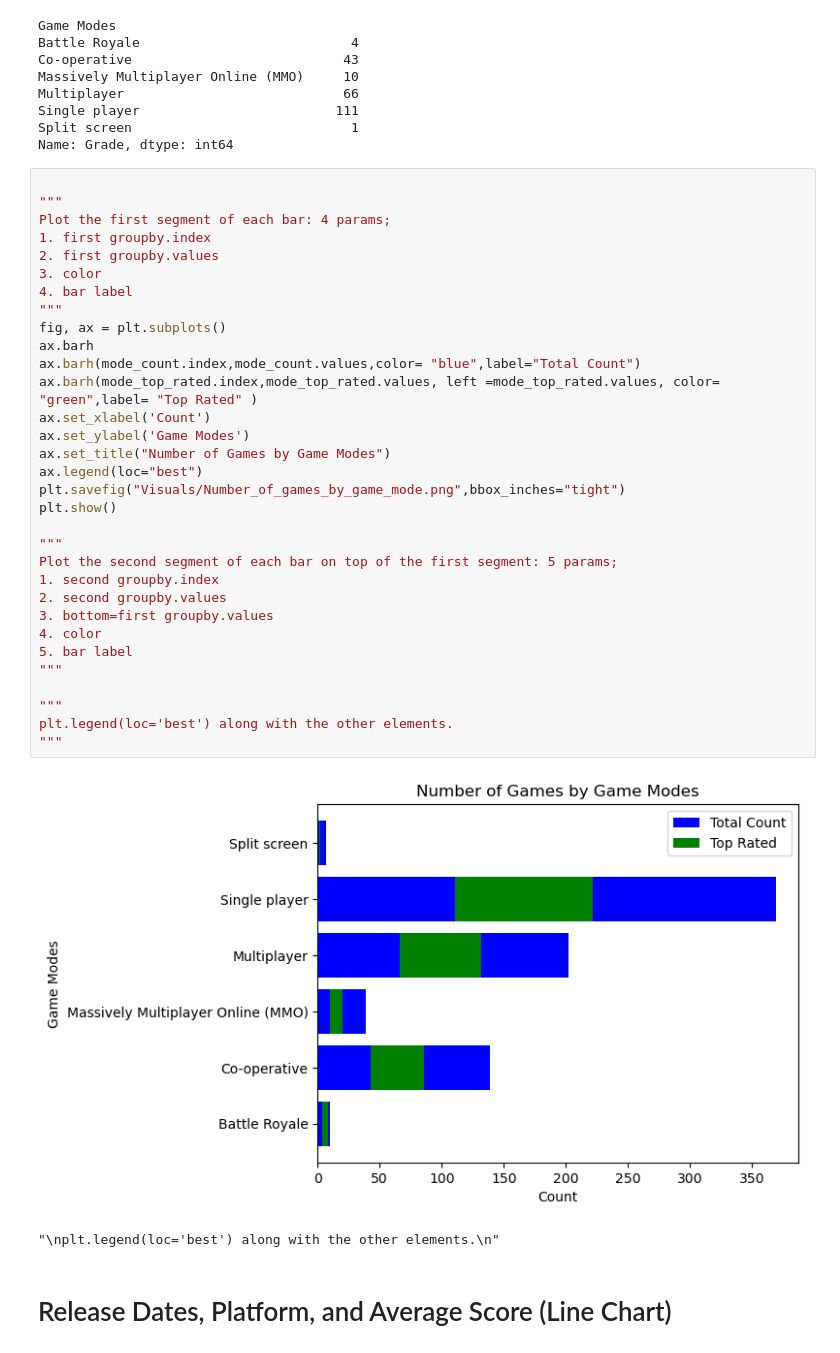
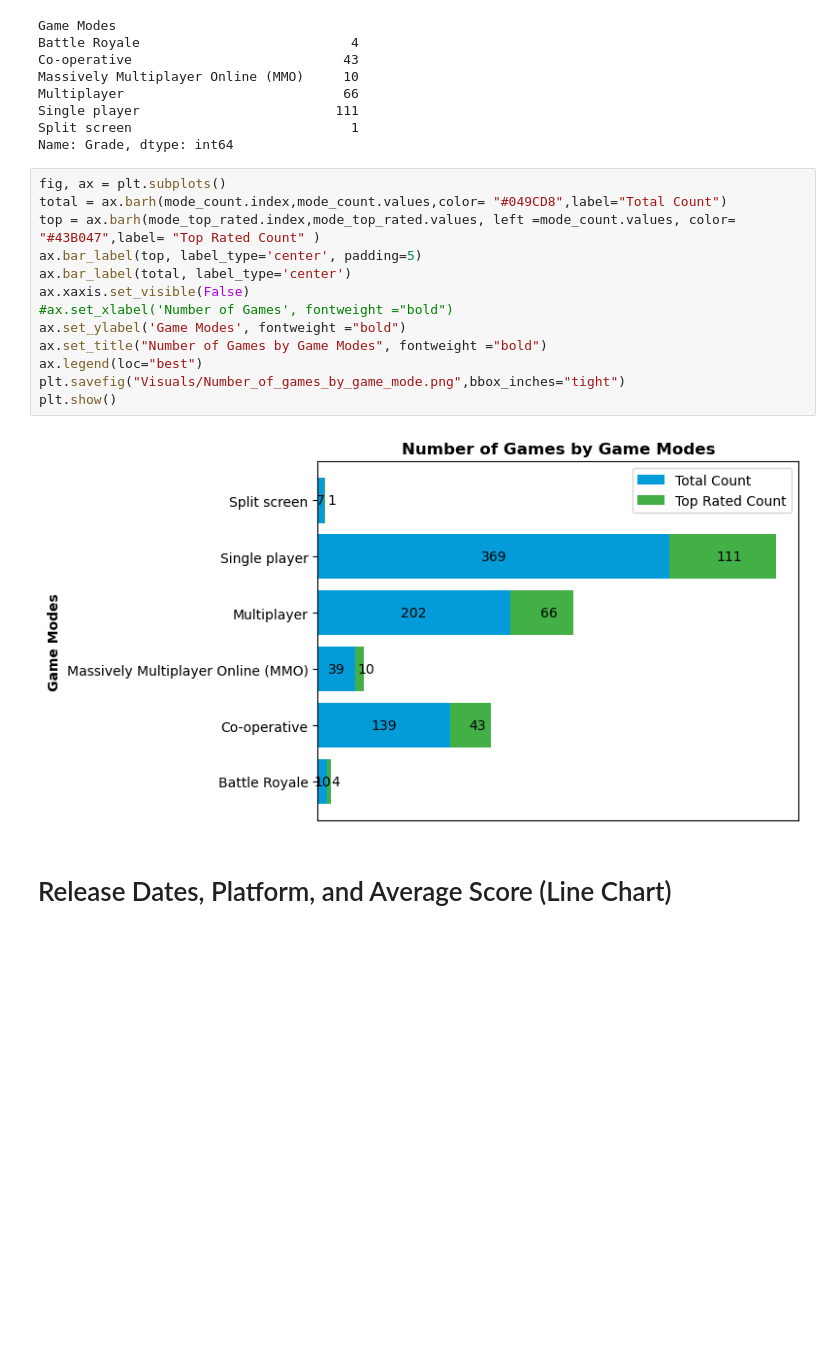
Before and after one commit to nlabern/Project_1_Steam_PC_, a Jupyter notebook: Data-analysis.ipynb, the cells around one changed output. Saved outputs shown, nothing was run; the diff lists cells and outputs as text; blank space fills up the shorter version.

```diff
--- a/Data-analysis.ipynb
+++ b/Data-analysis.ipynb
@@ -396,39 +417,19 @@ Single player                         111
 Split screen                            1
 Name: Grade, dtype: int64
 # %%
-
-"""
-Plot the first segment of each bar: 4 params;
-1. first groupby.index
-2. first groupby.values
-3. color
-4. bar label
-"""
 fig, ax = plt.subplots()
-ax.barh
-ax.barh(mode_count.index,mode_count.values,color= "blue",label="Total Count")
-ax.barh(mode_top_rated.index,mode_top_rated.values, left =mode_top_rated.values, color= "green",label= "Top Rated" )
-ax.set_xlabel('Count')
-ax.set_ylabel('Game Modes')
-ax.set_title("Number of Games by Game Modes")
+total = ax.barh(mode_count.index,mode_count.values,color= "#049CD8",label="Total Count")
+top = ax.barh(mode_top_rated.index,mode_top_rated.values, left =mode_count.values, color= "#43B047",label= "Top Rated Count" )
+ax.bar_label(top, label_type='center', padding=5)
+ax.bar_label(total, label_type='center')
+ax.xaxis.set_visible(False)
+#ax.set_xlabel('Number of Games', fontweight ="bold")
+ax.set_ylabel('Game Modes', fontweight ="bold")
+ax.set_title("Number of Games by Game Modes", fontweight ="bold")
 ax.legend(loc="best")
 plt.savefig("Visuals/Number_of_games_by_game_mode.png",bbox_inches="tight")
 plt.show()
-
-"""
-Plot the second segment of each bar on top of the first segment: 5 params;
-1. second groupby.index
-2. second groupby.values
-3. bottom=first groupby.values
-4. color
-5. bar label
-"""
-
-"""
-plt.legend(loc='best') along with the other elements.
-"""
 # %% [output]
-[figure, old version]
+[figure, new version]
-"\nplt.legend(loc='best') along with the other elements.\n"
 # %% [markdown]
 # Release Dates, Platform, and Average Score (Line Chart)
```
Also changed, not shown: parts of 22 cells of this notebook, 5 other files.
